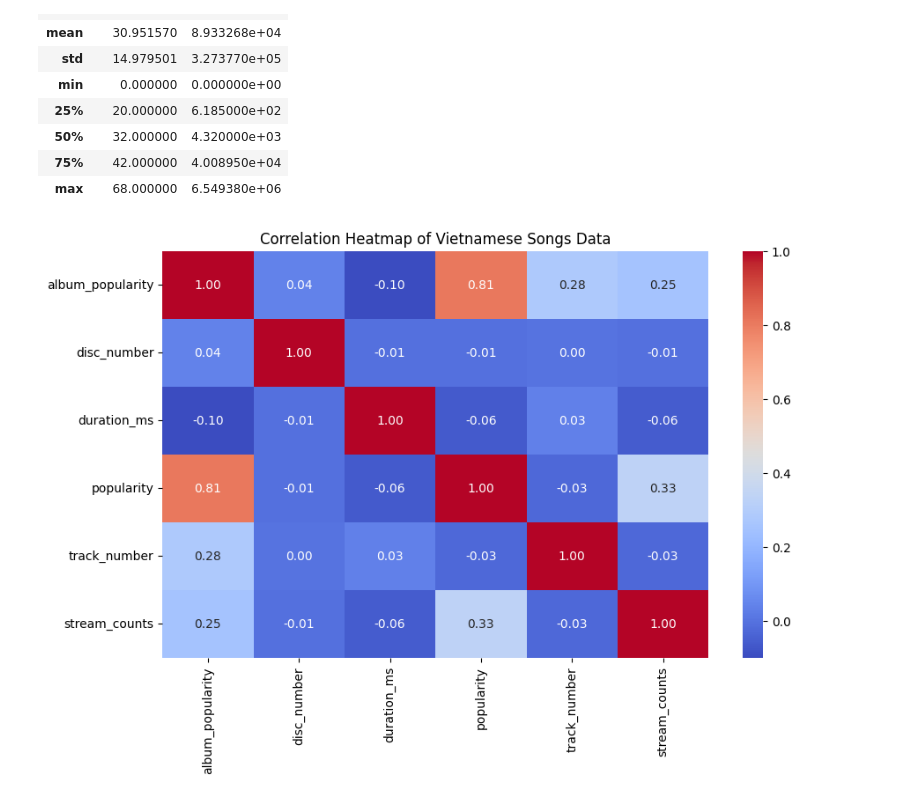
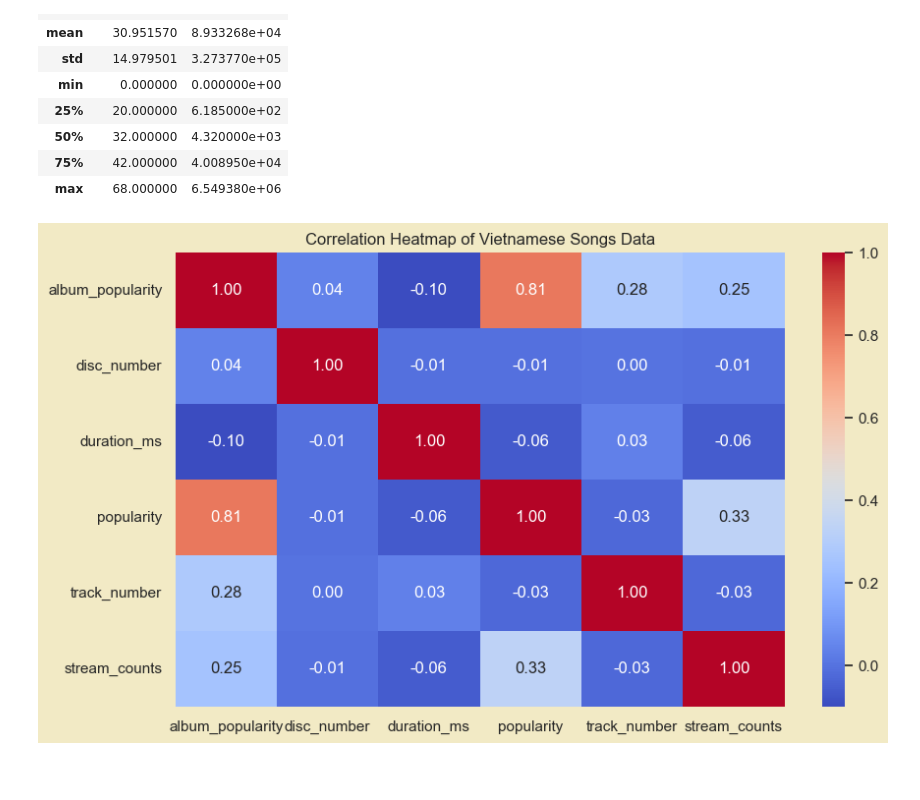
Before and after one commit to truongthuankiet1990gmailcom/Intro-to-DV-Final, a Jupyter notebook: notebook.ipynb, the cells around one changed output. Cells and saved outputs as stored; diff of their text form; code cells hidden in the pictures; blank space fills up the shorter version.

```diff
--- a/notebook.ipynb
+++ b/notebook.ipynb
@@ -572,7 +572,7 @@ dtype: int64
 # %%
 import pandas as pd
 import numpy as np
-data = pd.read_csv('vietnamese_only_songs_clean.csv')
+data = pd.read_csv('data/vietnamese_only_songs_clean.csv')
 data.info()
 # %% [output]
 <class 'pandas.core.frame.DataFrame'>
@@ -708,14 +708,15 @@ artists.describe()
 # %%
 import matplotlib.pyplot as plt
 import seaborn as sns
-
+sns.set_style('darkgrid')
+sns.set(rc={"axes.facecolor":"#F2EAC5","figure.facecolor":"#F2EAC5"})
 numerical = data.select_dtypes(include=[np.number])
 plt.figure(figsize=(10, 6))
 sns.heatmap(numerical.corr(), annot=True, cmap='coolwarm', fmt='.2f')
 plt.title('Correlation Heatmap of Vietnamese Songs Data')
 plt.show()
 # %% [output]
-[figure, old version]
+[figure, new version]
 # %%
 numerical = weekly.select_dtypes(include=[np.number])
 plt.figure(figsize=(10, 6))
```
Also changed, not shown: parts of 14 cells of this notebook, 21 other files.
